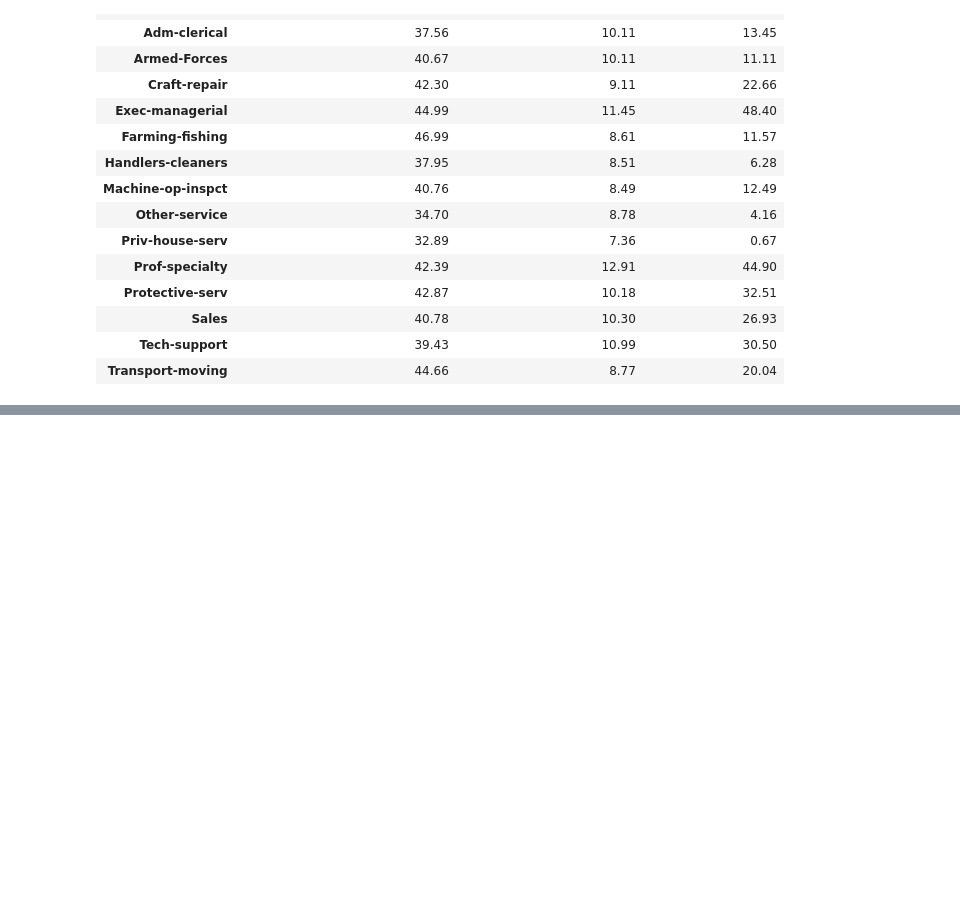
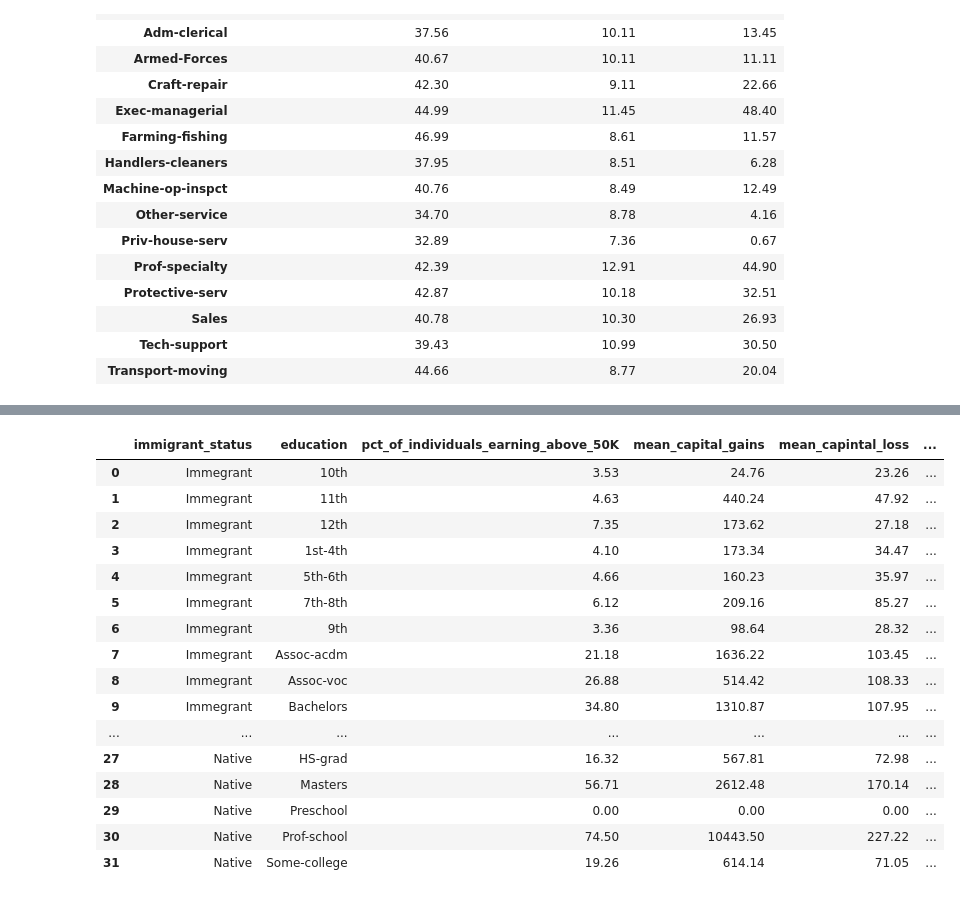
Before and after one commit to r-tavakoli/ai-ml-exercises, a Jupyter notebook: pandas/007_adult.ipynb, the cells around one changed output, grey strips where cells are left out. Drawn from its saved outputs; the diff is of its cells as text; code cells hidden in the pictures; blank space fills up the shorter version.

Commit message:
adult dataset how immigrant status and education interact with income potential

```diff
--- a/pandas/007_adult.ipynb
+++ b/pandas/007_adult.ipynb
@@ -363,3 +363,7 @@ Step 3: Create a pivot table showing **income >50K rates** with:
 
 
 Step 4: Find the **top 5 education levels** where **immigrants outperform natives** (highest positive difference).
+# %%
+# step 1
+data['immigrant_status'] = np.where(data['native_country'] == 'United-States', 'Native', 'Immegrant')
+data.head()
@@ -365,0 +378,31 @@ Step 4: Find the **top 5 education levels** where **immigrants outperform native
+# %%
+# step 2
+income = data.groupby(['immigrant_status', 'education']).agg(
+    pct_of_individuals_earning_above_50K = ('income', lambda x: (x == '>50K').mean() * 100),
+    mean_capital_gains = ('capital_gain', 'mean'),
+    mean_capintal_loss = ('capital_loss', 'mean')
+).round(2)
+
+overall_rate = (data['income'] == '>50K').mean() * 100
+
+income['education_premium'] = (income['pct_of_individuals_earning_above_50K'] - overall_rate) * 100 / overall_rate
+income = income.reset_index()
+income
+# %% [output]
+|  | immigrant_status | education | pct_of_individuals_earning_above_50K | mean_capital_gains | mean_capintal_loss | ... |
+| 0 | Immegrant | 10th | 3.53 | 24.76 | 23.26 | ... |
+| 1 | Immegrant | 11th | 4.63 | 440.24 | 47.92 | ... |
+| 2 | Immegrant | 12th | 7.35 | 173.62 | 27.18 | ... |
+| 3 | Immegrant | 1st-4th | 4.10 | 173.34 | 34.47 | ... |
+| 4 | Immegrant | 5th-6th | 4.66 | 160.23 | 35.97 | ... |
+| 5 | Immegrant | 7th-8th | 6.12 | 209.16 | 85.27 | ... |
+| 6 | Immegrant | 9th | 3.36 | 98.64 | 28.32 | ... |
+| 7 | Immegrant | Assoc-acdm | 21.18 | 1636.22 | 103.45 | ... |
+| 8 | Immegrant | Assoc-voc | 26.88 | 514.42 | 108.33 | ... |
+| 9 | Immegrant | Bachelors | 34.80 | 1310.87 | 107.95 | ... |
+| ... | ... | ... | ... | ... | ... | ... |
+| 27 | Native | HS-grad | 16.32 | 567.81 | 72.98 | ... |
+| 28 | Native | Masters | 56.71 | 2612.48 | 170.14 | ... |
+| 29 | Native | Preschool | 0.00 | 0.00 | 0.00 | ... |
+| 30 | Native | Prof-school | 74.50 | 10443.50 | 227.22 | ... |
+| 31 | Native | Some-college | 19.26 | 614.14 | 71.05 | ... |
```
Also changed, not shown: parts of 9 cells of this notebook.
